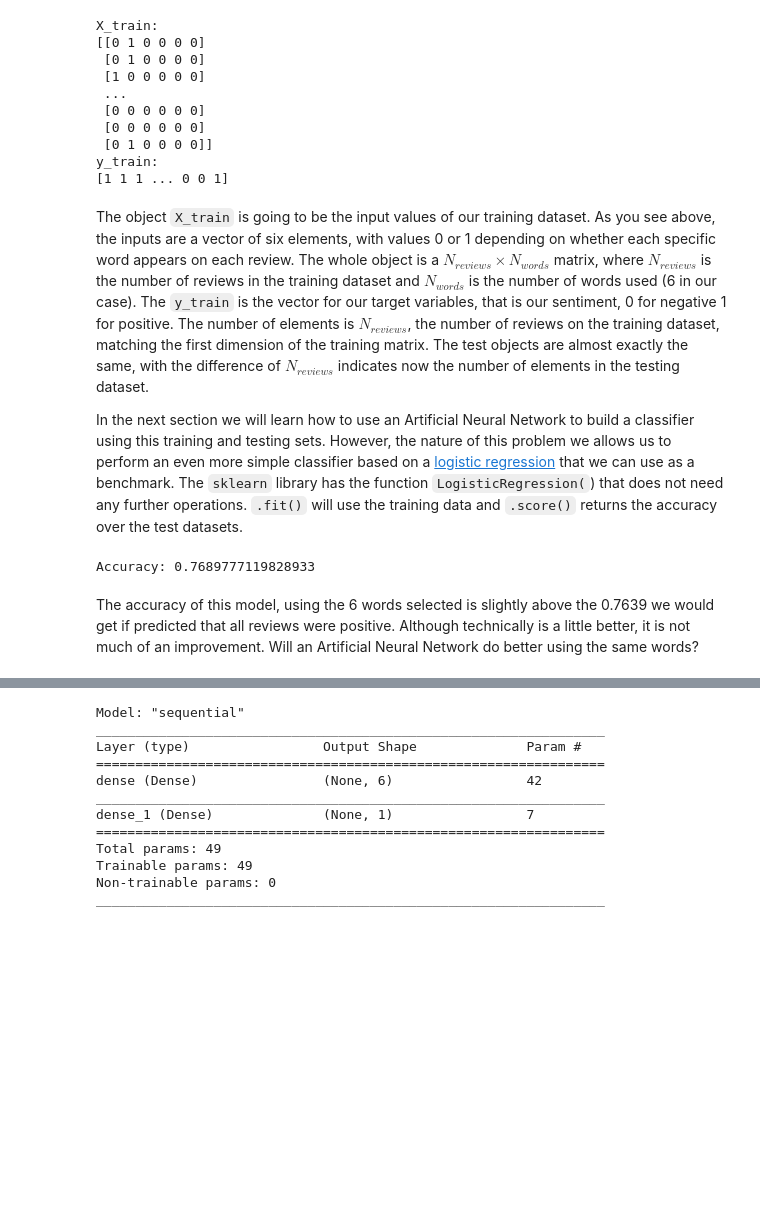
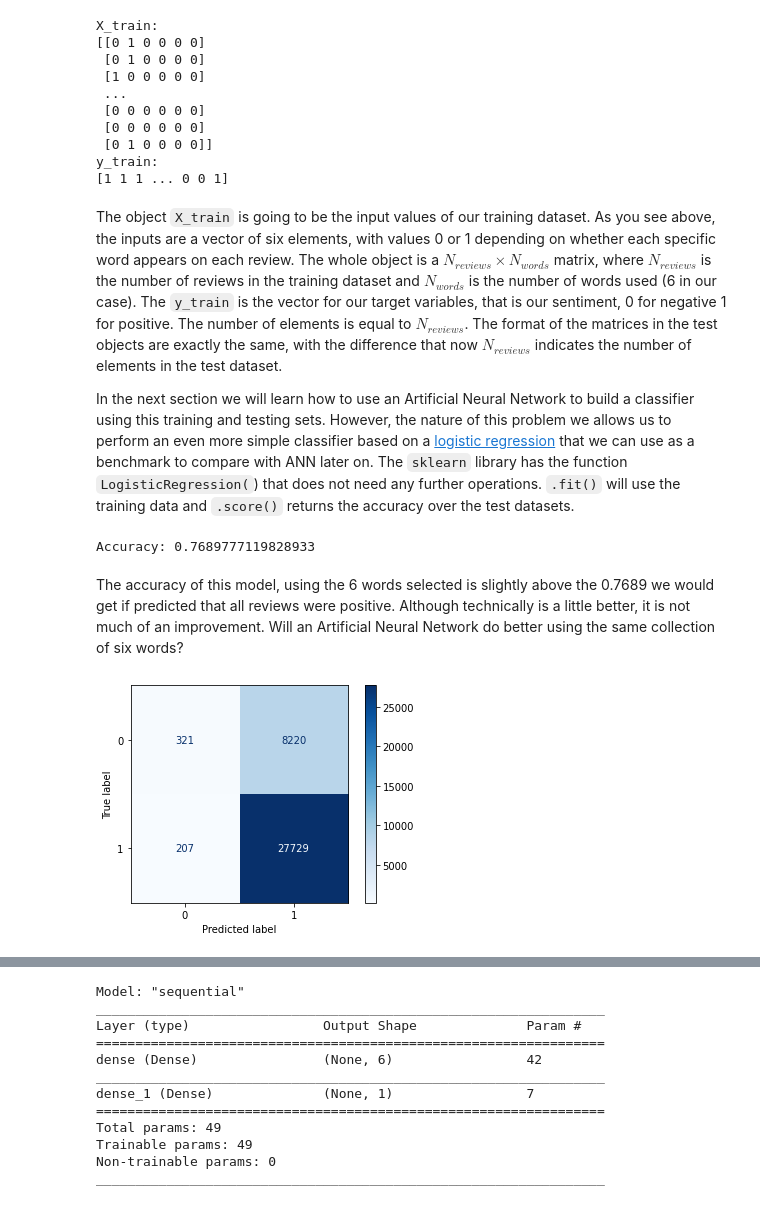
Before and after one commit to mariogutierrezroig/Teaching-Notebooks, a Jupyter notebook: Artificial_Neural_Networks/ANN_sentiment_analysis_amazon_reviews.ipynb, the cells around one changed output, grey strips where cells are left out. Drawn from its saved outputs; the diff is of its cells as text; code cells hidden in the pictures; blank space fills up the shorter version.

```diff
--- a/Artificial_Neural_Networks/ANN_sentiment_analysis_amazon_reviews.ipynb
+++ b/Artificial_Neural_Networks/ANN_sentiment_analysis_amazon_reviews.ipynb
@@ -230,9 +244,9 @@ X_train:
 y_train:
 [1 1 1 ... 0 0 1]
 # %% [markdown]
-The object `X_train` is going to be the input values of our training dataset. As you see above, the inputs are a vector of six elements, with values 0 or 1 depending on whether each specific word appears on each review. The whole object is a $N_{reviews} \times N_{words}$ matrix, where $N_{reviews}$ is the number of reviews in the training dataset and $N_{words}$ is the number of words used (6 in our case). The `y_train` is the vector for our target variables, that is our sentiment, 0 for negative 1 for positive. The number of elements is $N_{reviews}$, the number of reviews on the training dataset, matching the first dimension of the training matrix. The test objects are almost exactly the same, with the difference of $N_{reviews}$ indicates now the number of elements in the testing dataset.
+The object `X_train` is going to be the input values of our training dataset. As you see above, the inputs are a vector of six elements, with values 0 or 1 depending on whether each specific word appears on each review. The whole object is a $N_{reviews} \times N_{words}$ matrix, where $N_{reviews}$ is the number of reviews in the training dataset and $N_{words}$ is the number of words used (6 in our case). The `y_train` is the vector for our target variables, that is our sentiment, 0 for negative 1 for positive. The number of elements is equal to $N_{reviews}$. The format of the matrices in the test objects are exactly the same, with the difference that now $N_{reviews}$ indicates the number of elements in the test dataset.
 
-In the next section we will learn how to use an Artificial Neural Network to build a classifier using this training and testing sets. However, the nature of this problem we allows us to perform an even more simple classifier based on a [logistic regression](https://en.wikipedia.org/wiki/Logistic_regression) that we can use as a benchmark. The `sklearn` library has the function `LogisticRegression(`) that does not need any further operations. `.fit()` will use the training data and `.score()` returns the accuracy over the test datasets.
+In the next section we will learn how to use an Artificial Neural Network to build a classifier using this training and testing sets. However, the nature of this problem we allows us to perform an even more simple classifier based on a [logistic regression](https://en.wikipedia.org/wiki/Logistic_regression) that we can use as a benchmark to compare with ANN later on. The `sklearn` library has the function `LogisticRegression(`) that does not need any further operations. `.fit()` will use the training data and `.score()` returns the accuracy over the test datasets.
 # %%
 from sklearn.linear_model import LogisticRegression
 
@@ -246,7 +260,14 @@ print("Accuracy:", score)
 # %% [output]
 Accuracy: 0.7689777119828933
 # %% [markdown]
-The accuracy of this model, using the 6 words selected is slightly above the 0.7639 we would get if predicted that all reviews were positive. Although technically is a little better, it is not much of an improvement. Will an Artificial Neural Network do better using the same words?
+The accuracy of this model, using the 6 words selected is slightly above the 0.7689 we would get if predicted that all reviews were positive. Although technically is a little better, it is not much of an improvement. Will an Artificial Neural Network do better using the same collection of six words?
+# %%
+from sklearn.metrics import plot_confusion_matrix
+
+plot_confusion_matrix(log_classifier, X_test, y_test, cmap="Blues")
+plt.show()
+# %% [output]
+[figure, added]
 # %% [markdown]
 ## Classifier based on Artificial Neural Networks
 ---
```
Also changed, not shown: parts of 34 cells of this notebook, 1 other file.
